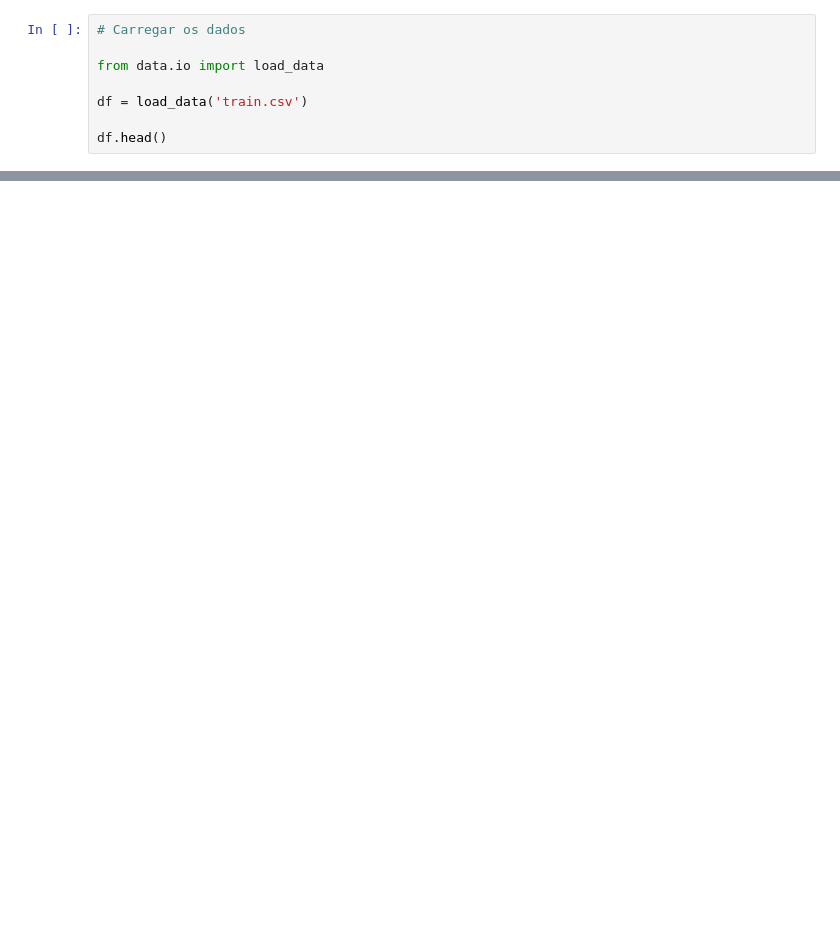
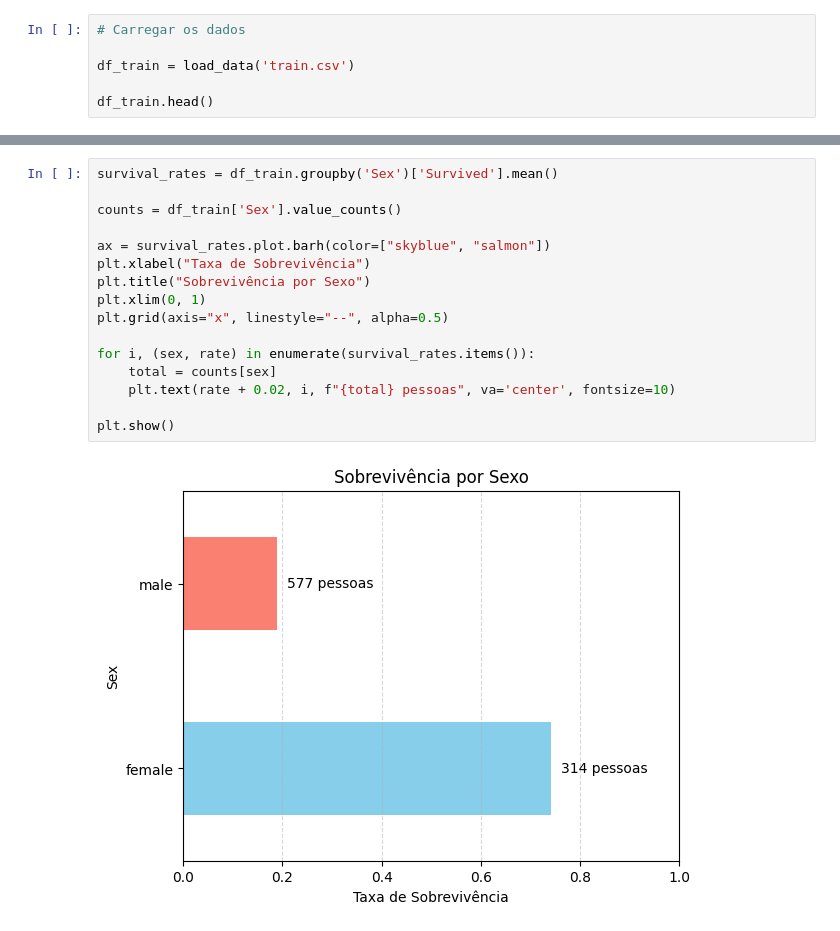
Before and after one commit to wjcardoso/Titanic, a Jupyter notebook: notebooks/2.0-wjc-data-exploration.ipynb, the cells around one changed output, grey strips where cells are left out. Drawn from its saved outputs; the diff is of its cells as text; blank space fills up the shorter version.

```diff
--- a/notebooks/2.0-wjc-data-exploration.ipynb
+++ b/notebooks/2.0-wjc-data-exploration.ipynb
@@ -7,9 +18,7 @@ sys.path.append(str(Path().resolve().parent))
 # %%
 # Carregar os dados
 
-from data.io import load_data
+df_train = load_data('train.csv')
 
-df = load_data('train.csv')
-
-df.head()
+df_train.head()
 # %% [output]
@@ -16,0 +79,18 @@ ImportError: cannot import name 'load_data' from 'data.io' (C:\Users\jnrcr\OneDr
+# %%
+survival_rates = df_train.groupby('Sex')['Survived'].mean()
+
+counts = df_train['Sex'].value_counts()
+
+ax = survival_rates.plot.barh(color=["skyblue", "salmon"])
+plt.xlabel("Taxa de Sobrevivência")
+plt.title("Sobrevivência por Sexo")
+plt.xlim(0, 1)
+plt.grid(axis="x", linestyle="--", alpha=0.5)
+
+for i, (sex, rate) in enumerate(survival_rates.items()):
+    total = counts[sex]
+    plt.text(rate + 0.02, i, f"{total} pessoas", va='center', fontsize=10)
+
+plt.show()
+# %% [output]
+[figure, added]
```
Also changed, not shown: parts of 10 cells of this notebook, 3 other files.
